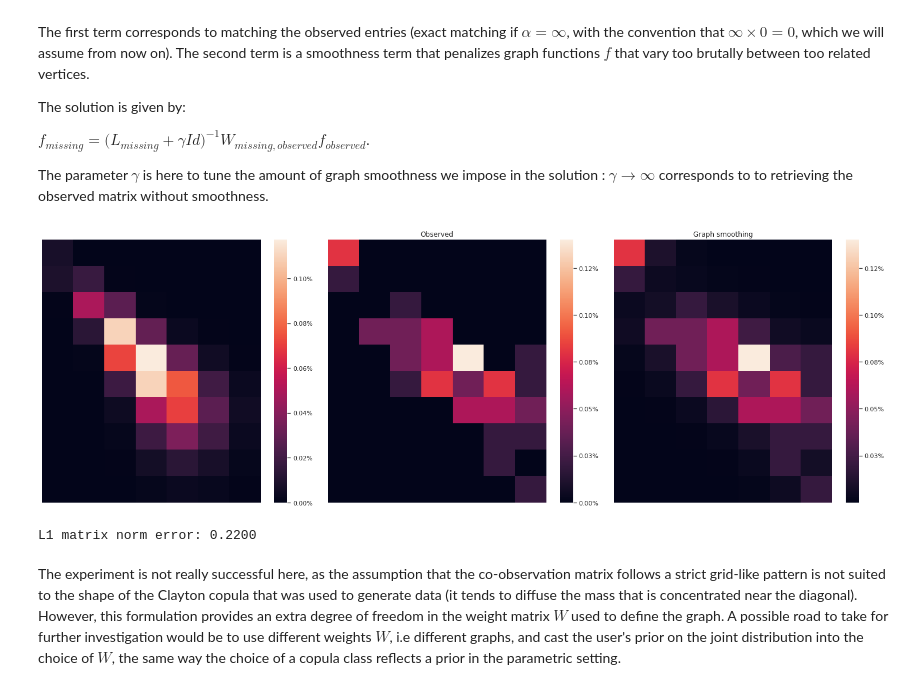
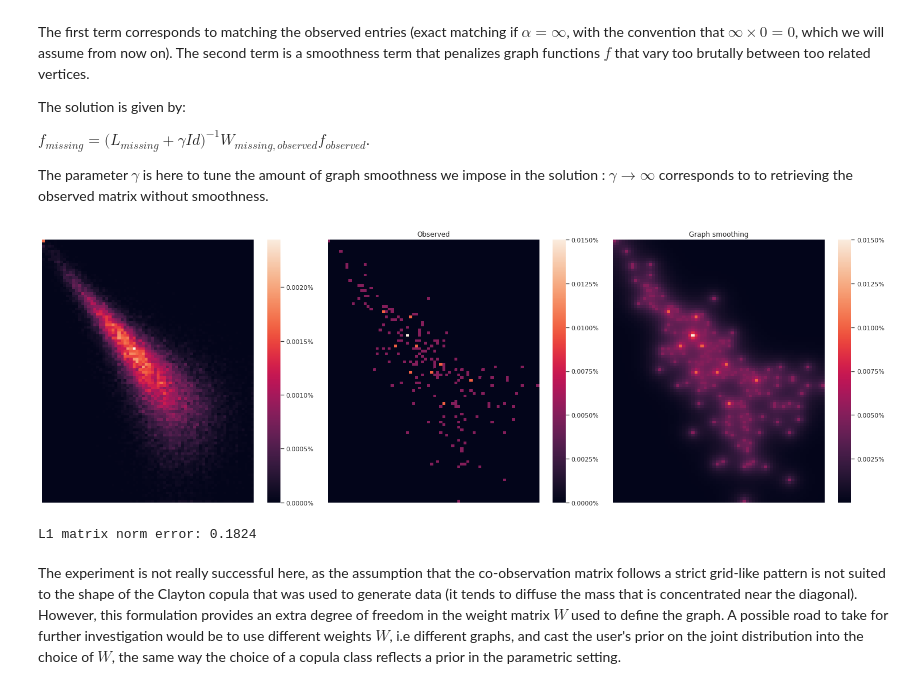
Before and after one commit to sauxpa/stochastic, a Jupyter notebook: examples/bivariate_copula_examples/joint_law_matrix_completion.ipynb, the cells around one changed output. Cells and saved outputs as stored; diff of their text form; code cells hidden in the pictures.

Commit message:
refresh with sparser matrix

```diff
--- a/examples/bivariate_copula_examples/joint_law_matrix_completion.ipynb
+++ b/examples/bivariate_copula_examples/joint_law_matrix_completion.ipynb
@@ -37,7 +37,7 @@ sigma_y = 1.0
 # Sample a large number of points for ground truth...
 N = int(5e4)
 # ... but observe only the first few
-n_obs = 50
+n_obs = 200
 
 X = np.random.normal(0, sigma_x, size=N)
 Y = np.random.normal(0, sigma_y, size=N)
@@ -111,8 +111,8 @@ with sns.axes_style('darkgrid'):
 
 To simulate discrete data, we bin the samples (as in a histogram).
 # %%
-n_bins_x = 10
-n_bins_y = 7
+n_bins_x = 100
+n_bins_y = 70
 
 H_ground_truth, _, _ = np.histogram2d(X_sim, Y_sim, bins=[n_bins_x, n_bins_y])
 H_ground_truth /= N
@@ -302,7 +302,7 @@ h_observed = H_obs.flatten()[observed_flat_idx]
 W_missing_observed = W[np.ix_(missing_flat_idx, observed_flat_idx)]
 L_missing = L[np.ix_(missing_flat_idx, missing_flat_idx)]
 
-gamma = 5.0
+gamma = 0.1
 h_missing = np.linalg.solve(L_missing + gamma * np.eye(len(missing_x)), W_missing_observed @ h_observed)
 
 H_flat = H_obs.flatten()
@@ -315,24 +315,24 @@ H_complete /= np.sum(H_complete)
 # %%
 fig, axes = plt.subplots(figsize=(21, 7), nrows=1, ncols=3)
 
 ax = axes[0]
-sns.heatmap(H_ground_truth, ax=ax, cbar_kws={'format': '%.2f%%'}, xticklabels=[], yticklabels=[])
+sns.heatmap(H_ground_truth, ax=ax, cbar_kws={'format': '%.4f%%'}, xticklabels=[], yticklabels=[])
 
 ax = axes[1]
-sns.heatmap(H_obs, ax=ax, cbar_kws={'format': '%.2f%%'}, xticklabels=[], yticklabels=[])
+sns.heatmap(H_obs, ax=ax, cbar_kws={'format': '%.4f%%'}, xticklabels=[], yticklabels=[])
 ax.set_title('Observed')
 
 ax = axes[2]
-sns.heatmap(H_hat_graph, ax=ax, cbar_kws={'format': '%.2f%%'}, xticklabels=[], yticklabels=[])
+sns.heatmap(H_hat_graph, ax=ax, cbar_kws={'format': '%.4f%%'}, xticklabels=[], yticklabels=[])
 ax.set_title('Graph smoothing')
 
 plt.tight_layout()
 plt.show()
 # %% [output]
-[figure, old version]
+[figure, new version]
 # %%
 print('L1 matrix norm error: {:.4f}'.format(np.linalg.norm(H_hat_graph - H_ground_truth, ord=1)))
 # %% [output]
-L1 matrix norm error: 0.2200
+L1 matrix norm error: 0.1824
 # %% [markdown]
 The experiment is not really successful here, as the assumption that the co-observation matrix follows a strict grid-like pattern is not suited to the shape of the Clayton copula that was used to generate data (it tends to diffuse the mass that is concentrated near the diagonal). However, this formulation provides an extra degree of freedom in the weight matrix $W$ used to define the graph. A possible road to take for further investigation would be to use different weights $W$, i.e different graphs, and cast the user's prior on the joint distribution into the choice of $W$, the same way the choice of a copula class reflects a prior in the parametric setting.
```
Also changed, not shown: parts of 10 cells of this notebook.
